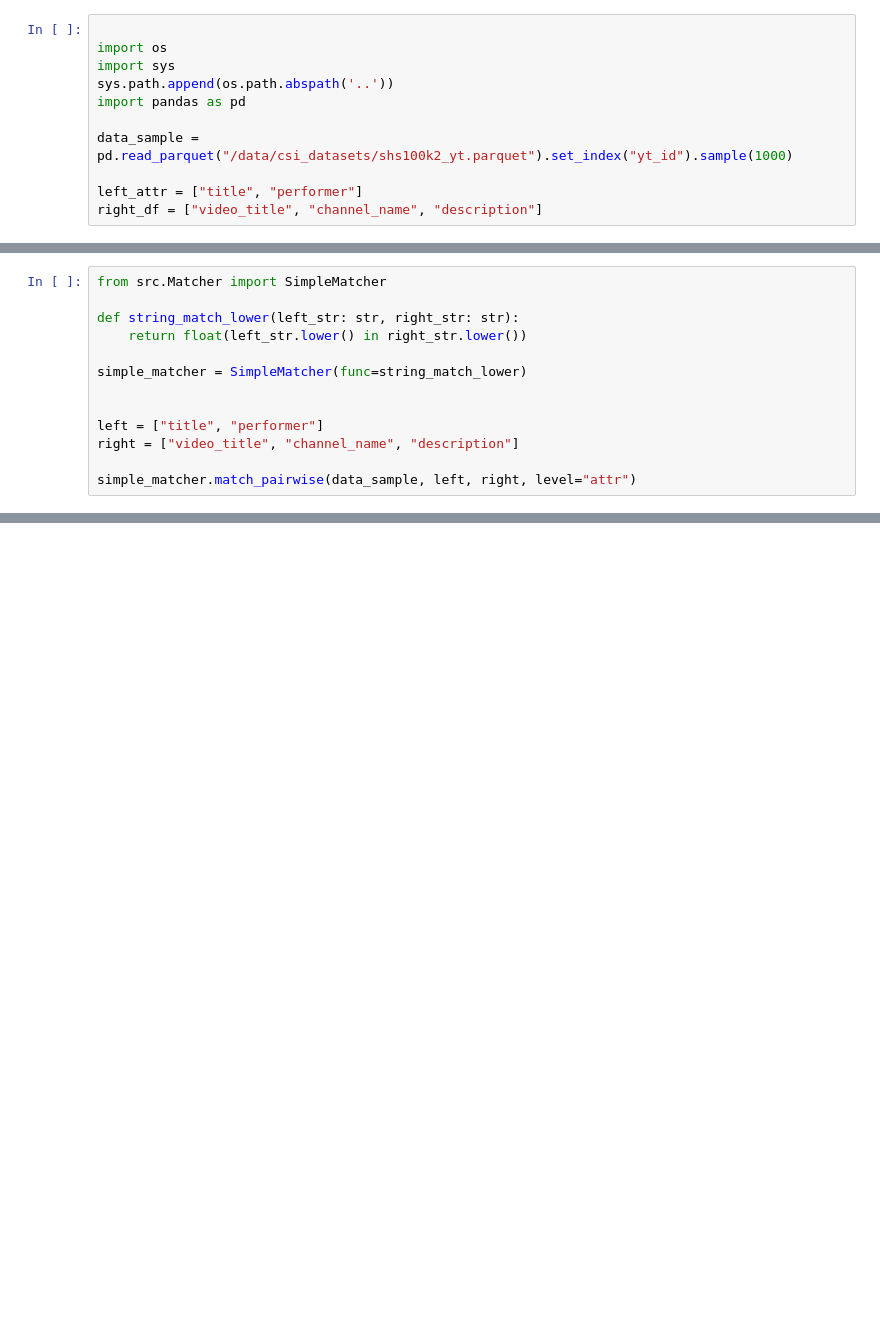
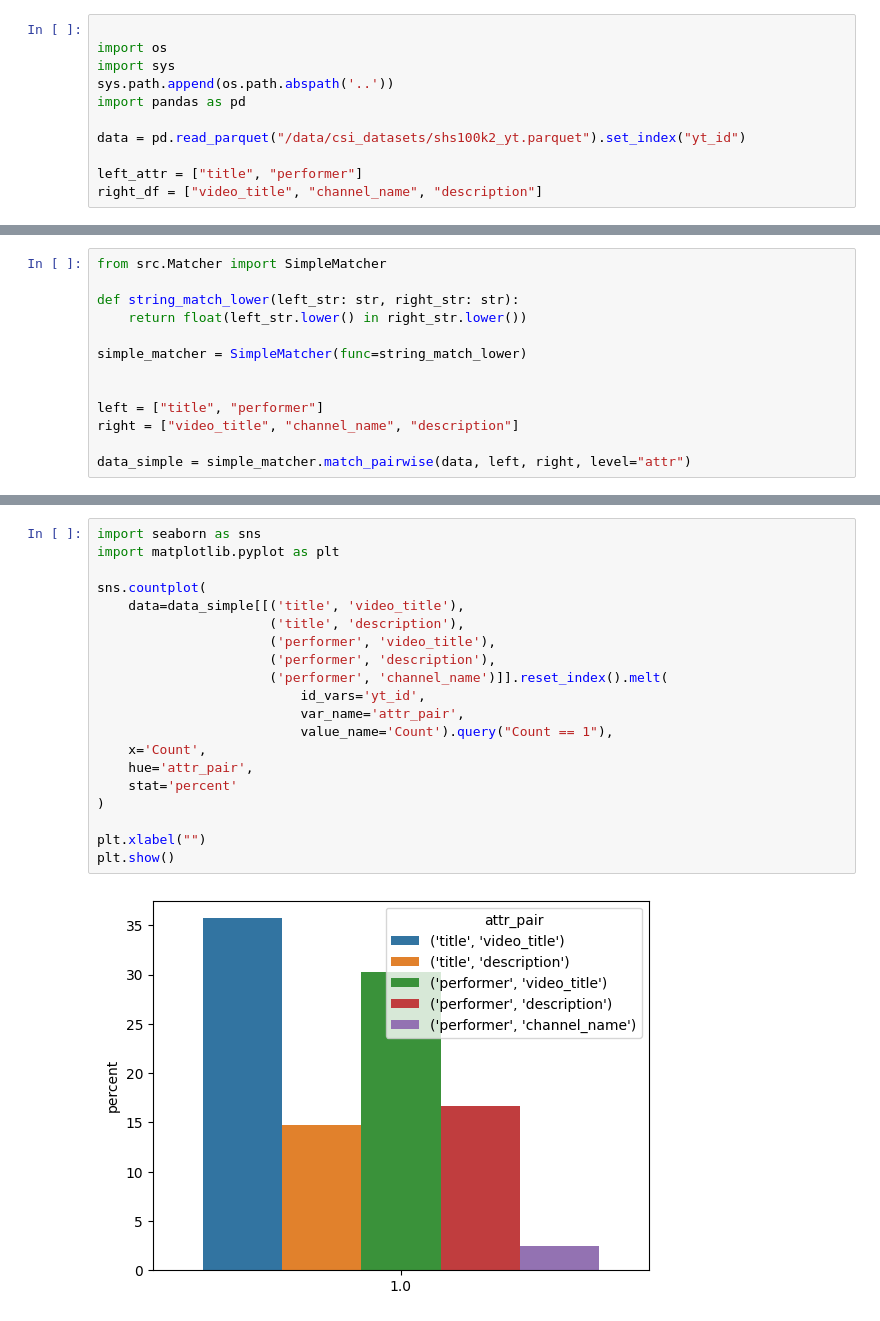
Before and after one commit to progsi/YTUnCoverLLM, a Jupyter notebook: notebooks/baseline.ipynb, the cells around one changed output, grey strips where cells are left out. Saved outputs shown, nothing was run; the diff lists cells and outputs as text; blank space fills up the shorter version.

```diff
--- a/notebooks/baseline.ipynb
+++ b/notebooks/baseline.ipynb
@@ -5,7 +5,7 @@ import sys
 sys.path.append(os.path.abspath('..'))
 import pandas as pd
 
-data_sample = pd.read_parquet("/data/csi_datasets/shs100k2_yt.parquet").set_index("yt_id").sample(1000)
+data = pd.read_parquet("/data/csi_datasets/shs100k2_yt.parquet").set_index("yt_id")
 
 left_attr = ["title", "performer"]
 right_df = ["video_title", "channel_name", "description"]
@@ -21,4 +24,4 @@ simple_matcher = SimpleMatcher(func=string_match_lower)
 left = ["title", "performer"]
 right = ["video_title", "channel_name", "description"]
 
-simple_matcher.match_pairwise(data_sample, left, right, level="attr")
+data_simple = simple_matcher.match_pairwise(data, left, right, level="attr")
@@ -39,0 +28,22 @@ simple_matcher.match_pairwise(data_sample, left, right, level="attr")
+# %%
+import seaborn as sns
+import matplotlib.pyplot as plt
+
+sns.countplot(
+    data=data_simple[[('title', 'video_title'),
+                      ('title', 'description'),
+                      ('performer', 'video_title'),
+                      ('performer', 'description'),
+                      ('performer', 'channel_name')]].reset_index().melt(
+                          id_vars='yt_id',
+                          var_name='attr_pair',
+                          value_name='Count').query("Count == 1"),
+    x='Count',
+    hue='attr_pair',
+    stat='percent'
+)
+
+plt.xlabel("")
+plt.show()
+# %% [output]
+[figure, added]
```
Also changed, not shown: parts of 13 cells of this notebook, 1 other file.
